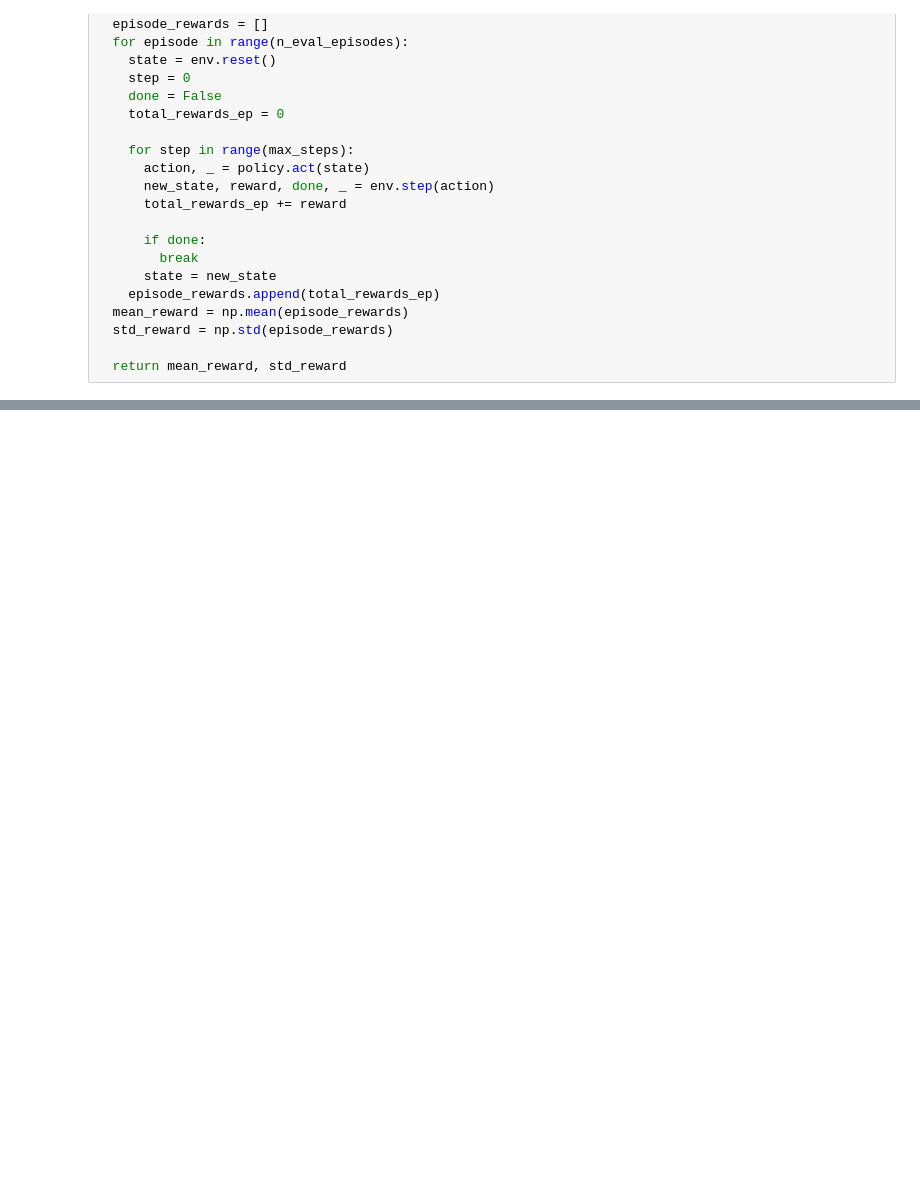
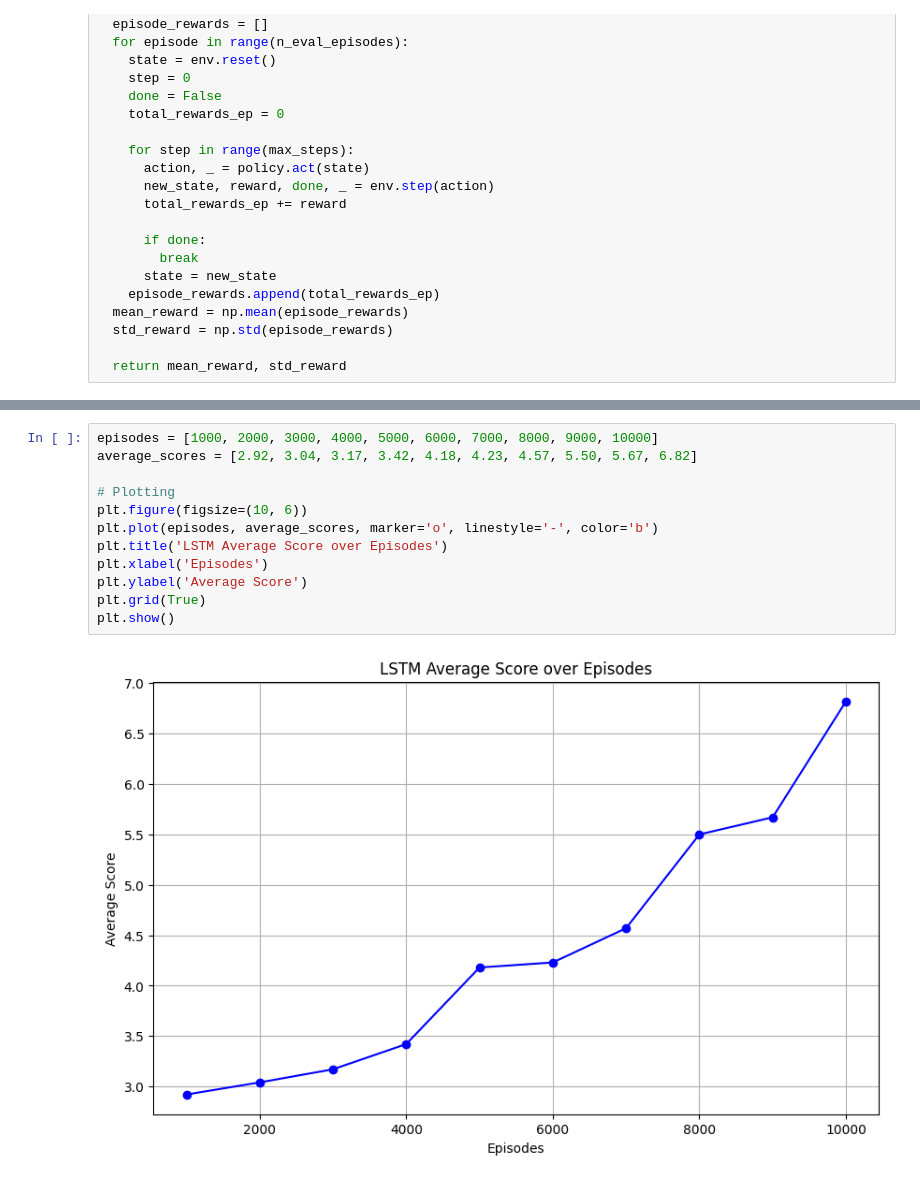
Before and after one commit to StevenXing1/Docter_RL, a Jupyter notebook: final_project.ipynb, the cells around one changed output, grey strips where cells are left out. Drawn from its saved outputs; the diff is of its cells as text; blank space fills up the shorter version.

```diff
--- a/final_project.ipynb
+++ b/final_project.ipynb
@@ -218,0 +368,14 @@ evaluate_agent(eval_env,
+# %%
+episodes = [1000, 2000, 3000, 4000, 5000, 6000, 7000, 8000, 9000, 10000]
+average_scores = [2.92, 3.04, 3.17, 3.42, 4.18, 4.23, 4.57, 5.50, 5.67, 6.82]
+
+# Plotting
+plt.figure(figsize=(10, 6))
+plt.plot(episodes, average_scores, marker='o', linestyle='-', color='b')
+plt.title('LSTM Average Score over Episodes')
+plt.xlabel('Episodes')
+plt.ylabel('Average Score')
+plt.grid(True)
+plt.show()
+# %% [output]
+[figure, added]
```
Also changed, not shown: parts of 18 cells of this notebook, 3 other files.
